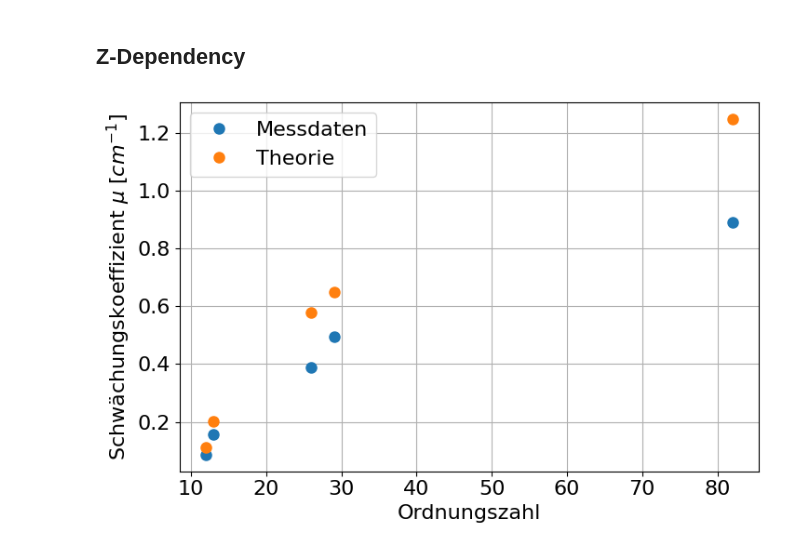
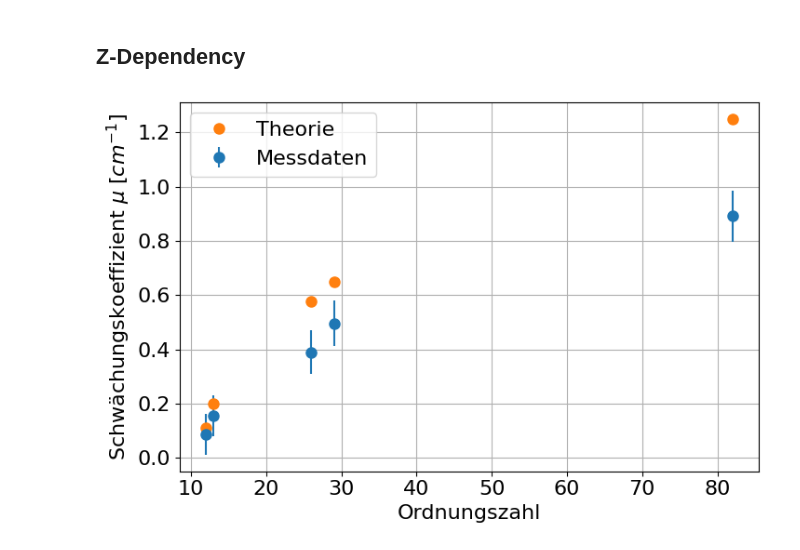
Before and after one commit to SteWey0/Fortgeschrittenenpraktikum, a Jupyter notebook: Gammaspektroskopie/Auswertung.ipynb, the cells around one changed output. Drawn from its saved outputs; the diff is of its cells as text; code cells hidden in the pictures.

```diff
--- a/Gammaspektroskopie/Auswertung.ipynb
+++ b/Gammaspektroskopie/Auswertung.ipynb
@@ -44,7 +44,7 @@ popt_1332, pcov_1332 = curve_fit(gauss, b[m_1332], c[m_1332], p0=[1e3, 10, 1])
 mus = np.array([popt_511[1], popt_1275[1], popt_662[1], popt_1173[1], popt_1332[1]])
 err_mus = np.array([np.sqrt(pcov_511[1,1]), np.sqrt(pcov_1275[1,1]), np.sqrt(pcov_662[1,1]), np.sqrt(pcov_1173[1,1]), np.sqrt(pcov_1332[1,1])])
 energies = np.array([511, 1275, 662, 1173, 1332])
-(cal_slope, cal_intersect), pcov = curve_fit(lambda x, m, t: m*x + t, mus, energies, p0=[1,0], sigma=err_mus, absolute_sigma=True)
+(cal_slope, cal_intersect), pcov = curve_fit(lambda x, m, t: m*x + t, mus, energies, p0=[1,0], absolute_sigma=True)
 
 def calibrate(x, m=cal_slope, t=cal_intersect):
     return m*x + t
@@ -52,11 +52,12 @@ def calibrate(x, m=cal_slope, t=cal_intersect):
 fig,ax=plt.subplots(figsize=(7.5,5))
 ax.errorbar(mus, energies, None, err_mus, 'o', label='Messdaten')
 x = np.linspace(3,14,2)
-ax.plot(x, calibrate(x), label=f'Kalibrationsgerade: \n m={cal_slope :.2f} keV/V \n t={cal_intersect :.2f} keV')
+ax.plot(x, calibrate(x), label=f'Kalibrationsgerade: \n a={cal_slope :.2f} $\pm$ {pcov[0,0]**0.5:.2f} keV/V \n b={cal_intersect :.2f} $\pm$ {pcov[1,1]**0.5:.2f} keV')
 ax.set(xlabel='Spannung [V]', ylabel='Energie [keV]')
 ax.legend()
 ax.grid()
 fig.tight_layout()
 plt.savefig('plots/sz_calibration.pdf', bbox_inches='tight')
-pcov
+print([popt_511[2], popt_1275[2], popt_662[2], popt_1173[2], popt_1332[2]])
+np.sqrt(np.diag(pcov))#
 # %% [output]
@@ -244,0 +285,15 @@ array([0.05379435, 0.00300142])
+# %%
+# Unrelated to this task: Calculate Cs integral for edge for task 2.5
+b, c = loadhist('1_5_edge')
+b = calibrate(b)
+fit_window = (b>550) & (b<700)
+fig,ax=plt.subplots(figsize=(7.5,5))
+ax.step(bins[fit_window],c[fit_window], where='pre', color=cmap[i])
+popt, pcov = curve_fit(gauss, bins[fit_window], c[fit_window], p0=[100, 600, 50], sigma=np.sqrt(c[fit_window]), absolute_sigma=True)
+ax.plot(bins[fit_window], gauss(bins, *popt)[fit_window], color=cmap[i])
+x1, x2 = popt[1]-np.abs(popt[2]), popt[1]+np.abs(popt[2]) # 1 sigma interval
+ax.plot(x1, gauss(x1, *popt), 'o', color=cmap[i])
+ax.plot(x2, gauss(x2, *popt), 'o', color=cmap[i])
+#Integrate 2 sigma interval
+integral = np.sum(c[(bins>=x1) & (bins<=x2)])
+print('Cs137 662 keV for edge:', integral/0.683)
@@ -352,30 +410,31 @@ array([0.00300142, 0.00524282, 0.00594988])
 # %%
 mat_list = ['1_7_al', '1_7_cu','1_7_fe', '1_7_pb', '1_7_pvc', '1_7_empty']
 meas_time = np.array([60683, 62161, 63556, 60568, 59310, 60241])*1e-3
 Z = np.array([13, 29, 26, 82, 11.998])
 density = np.array([2.6989, 8.96, 7.874, 11.342, 1.4])
 width = calibrate(0.01, cal_slope , 0)
 fit_window = (bins>550) & (bins<700)
 integrals = []
 for i,file in enumerate(mat_list):
     b,c = loadhist(file)
     b = calibrate(b)
     popt, pcov = curve_fit(gauss, bins[fit_window], c[fit_window], p0=[100, 600, 50], sigma=np.sqrt(c[fit_window]), absolute_sigma=True)
     integral = np.sum(c[(bins>=popt[1]-np.abs(popt[2])) & (bins<=popt[1]+np.abs(popt[2]))])
     integrals.append(integral)
 integrals = np.array(integrals)
 rate = integrals/meas_time
 rate_empty = rate[-1]
 rate = rate[:-1]
 mu = -np.log(rate/rate_empty)
+err_mu = np.sqrt(1/rate + 1/rate_empty)
 mu_th = np.array([7.466E-02, 7.259E-02, 7.346E-02, 1.101E-01, 7.935E-02]) * density # From NIST
 fig, ax  = plt.subplots(figsize=(7.5,5))
-ax.plot(Z, mu, 'o', label='Messdaten')
+ax.errorbar(Z, mu, err_mu, None, 'o', label='Messdaten')
 ax.plot(Z, mu_th, 'o', label='Theorie')
 ax.set(xlabel='Ordnungszahl', ylabel='Schwächungskoeffizient $\mu$ [$cm^{-1}$]')
 ax.grid()
 ax.legend()
 fig.tight_layout()
 plt.savefig('plots/sz_z_dependency.pdf', bbox_inches='tight')
 # %% [output]
-[figure, old version]
+[figure, new version]
```
Also changed, not shown: parts of 9 cells of this notebook, 19 other files.
